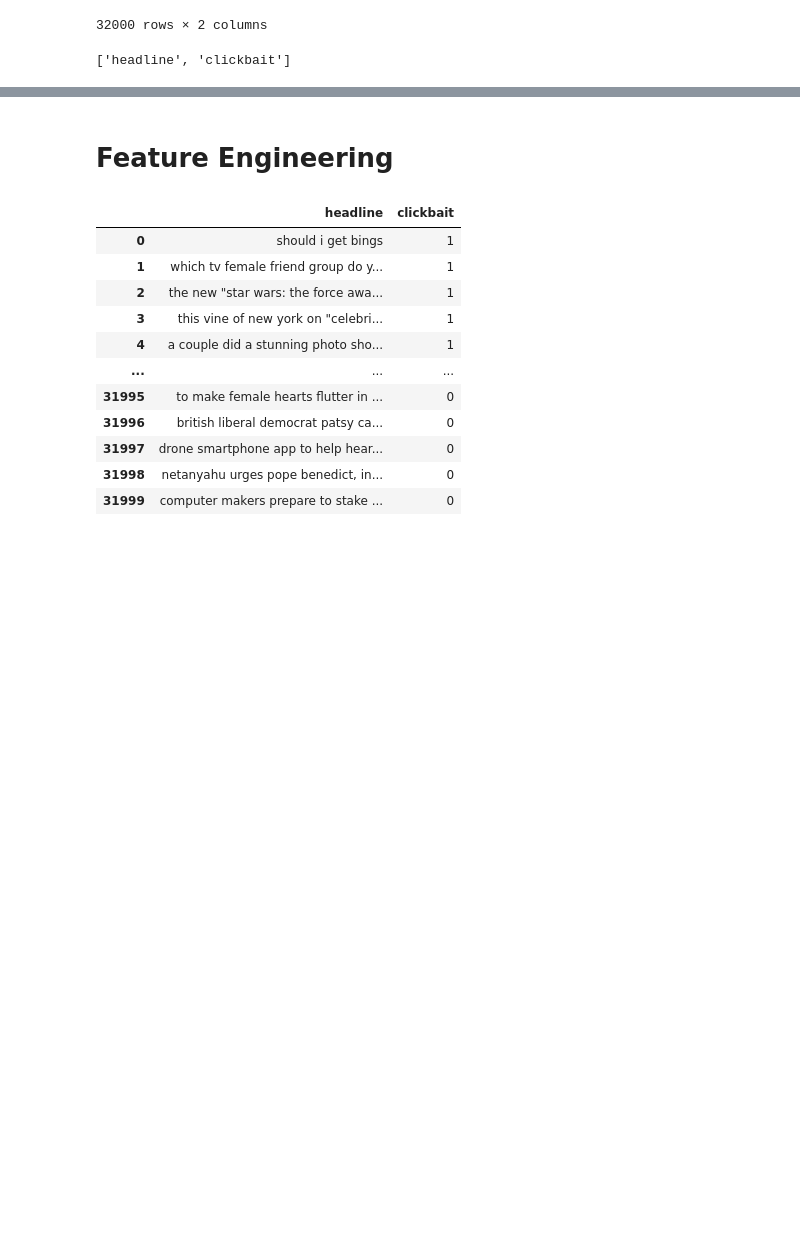
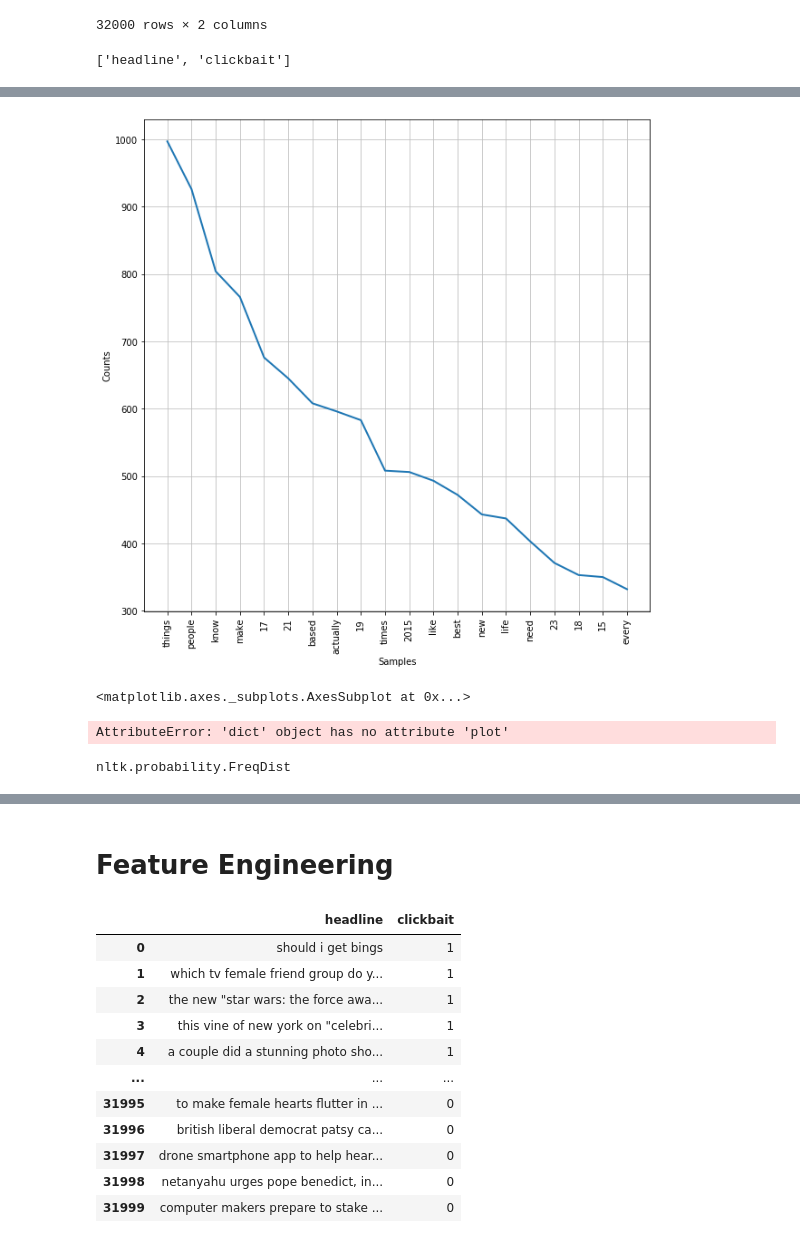
Before and after one commit to tjkim614/clickbait_headline_detector, a Jupyter notebook: 2_scrub.ipynb, the cells around one changed output, grey strips where cells are left out. Cells and saved outputs as stored; diff of their text form; code cells hidden in the pictures; blank space fills up the shorter version.

```diff
--- a/2_scrub.ipynb
+++ b/2_scrub.ipynb
@@ -83,4 +83,9 @@ filtered_data
 list(tokenized_data.loc[tokenized_data['clickbait'] == 1]['headline'])
 # %%
 flat_clickbait = [item for sublist in list(tokenized_data.loc[tokenized_data['clickbait'] == 1]['headline']) for item in sublist]
+# %%
+clean_flat_cb = []
+for w in flat_clickbait:
+    if w not in stop_words:
+        clean_flat_cb.append(w)
 # %%
@@ -132,0 +126,2 @@ list(tokenized_data.loc[tokenized_data['clickbait'] == 1]['headline'])
+# %%
+fdist = FreqDist(clean_flat_cb)
@@ -132,0 +175,6 @@ list(tokenized_data.loc[tokenized_data['clickbait'] == 1]['headline'])
+# %%
+plt.figure(figsize=(10,10))
+fdist.plot(20)
+# %% [output]
+[figure, added]
+<matplotlib.axes._subplots.AxesSubplot at 0x...>
@@ -132,0 +183,8 @@ list(tokenized_data.loc[tokenized_data['clickbait'] == 1]['headline'])
+# %%
+new_dict.plot(20)
+# %% [output]
+AttributeError: 'dict' object has no attribute 'plot'
+# %%
+type(fdist)
+# %% [output]
+nltk.probability.FreqDist
```
Also changed, not shown: parts of 20 cells of this notebook.
